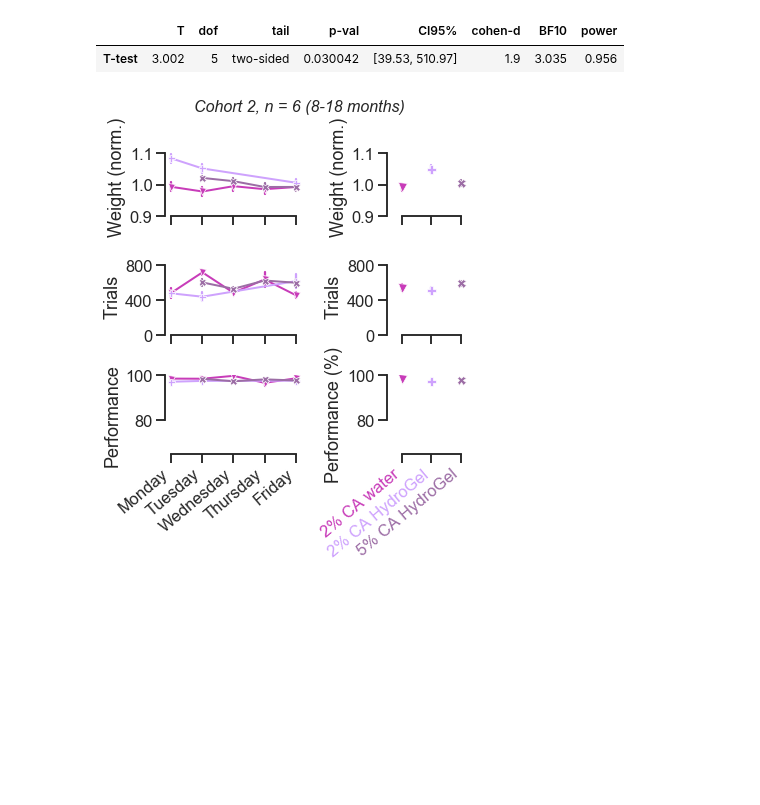
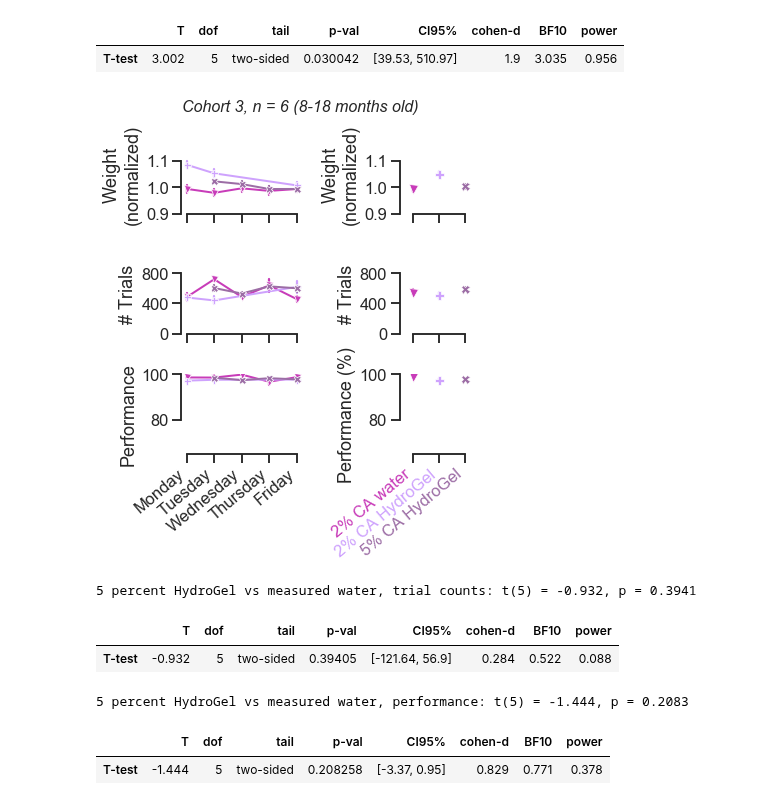
Before and after one commit to int-brain-lab/citricAcid, a Jupyter notebook: taskperformance_cshl.ipynb, the cells around one changed output. Cells and saved outputs as stored; diff of their text form; code cells hidden in the pictures; blank space fills up the shorter version.

```diff
--- a/taskperformance_cshl.ipynb
+++ b/taskperformance_cshl.ipynb
@@ -179,8 +175,8 @@ f.savefig(os.path.join(figpath, "citricacid_suppfig.png"), dpi=400)
 f, axes = plt.subplots(ncols=3, nrows=3,
                      gridspec_kw=dict(width_ratios=[0.7, 0.8, 0.8], height_ratios=[1,1,1]), figsize=(10,9))
 
-plottingvars = [{'y':'avg_weight', 'ylim':[0.9, 1.15], 'ylabel':'Weight (norm.)'},
-               {'y':'n_trials', 'ylim':[0, 900], 'ylabel':'Trials'},
+plottingvars = [{'y':'avg_weight', 'ylim':[0.9, 1.15], 'ylabel':'Weight\n(normalized)'},
+               {'y':'n_trials', 'ylim':[0, 900], 'ylabel':'# Trials'},
                {'y':'performance_easy', 'ylim':[65, 100], 'ylabel':'Performance (%)'}]
 
 # FIRST COLUMN: SUMMARY
@@ -311,14 +303,14 @@ sns.lineplot(x="weekday", y="avg_weight", err_style='bars', ci=68, hue="conditio
              data=df3.groupby(['subject_nickname', 'weekday', 'condition'])['avg_weight'].mean().reset_index(),
              ax=ax[0,0], legend=False, hue_order=condition_order, palette=palette,
             style="condition", markers=marker_mapping, dashes=False, markersize=7)
-ax[0,0].set(ylabel="Weight (norm.)", ylim=ylims_weight, xlabel="")
+ax[0,0].set(ylabel="Weight\n(normalized)", ylim=ylims_weight, xlabel="")
 ax[0,0].tick_params(labelbottom=False)
 ax[0,0].set_xticks(range(5))
 sns.lineplot(x="weekday", y="n_trials", err_style='bars', ci=68, hue="condition",
              linewidth=2, data=df3.groupby(['subject_nickname', 'weekday', 'condition'])['n_trials'].mean().reset_index(),
              ax=ax[1,0], legend=False, hue_order=condition_order, palette=palette,
             style="condition", markers=marker_mapping, dashes=False, markersize=7)
-ax[1,0].set(ylabel="Trials", ylim=ylims_ntrials, xlabel="", yticks=[0,400,800])
+ax[1,0].set(ylabel="# Trials", ylim=ylims_ntrials, xlabel="", yticks=[0,400,800])
 ax[1,0].tick_params(labelbottom=False)
 ax[1,0].set_xticks(range(5))
 
@@ -340,7 +332,7 @@ sns.lineplot(x="condition", y="avg_weight", err_style='bars', style='condition',
              data=df3.groupby(['subject_nickname', 'condition'])['avg_weight'].mean().reset_index(),
              ax=ax[0,1])
 #sns.boxplot(x="condition", y="avg_weight", order=condition_order,data=df, fliersize=0, ax=ax[0,2], boxprops={'facecolor':'None'}, width=.3)
-ax[0,1].set(ylabel="Weight (norm.)", xlabel="", ylim=ylims_weight)
+ax[0,1].set(ylabel="Weight\n(normalized)", xlabel="", ylim=ylims_weight)
 ax[0,1].get_legend().remove()
 ax[0,1].tick_params(labelbottom=False)
 ax[0,1].set_xticks(range(3))
@@ -351,33 +343,57 @@ sns.lineplot(x="condition", y="n_trials", err_style='bars', style='condition', m
              data=df3.groupby(['subject_nickname', 'condition'])['n_trials'].mean().reset_index(),
              ax=ax[1,1])
 #sns.boxplot(x="condition", y="n_trials", order=condition_order, data=df, fliersize=0, ax=ax[1,2], boxprops={'facecolor':'None'}, width=.3)
-ax[1,1].set(ylabel="Trials", xlabel="", ylim=ylims_ntrials, yticks=[0,400,800])
+ax[1,1].set(ylabel="# Trials", xlabel="", ylim=ylims_ntrials, yticks=[0,400,800])
 ax[1,1].get_legend().remove()
 ax[1,1].tick_params(labelbottom=False)
 ax[1,1].set_xticks(range(3))
 ax[1,1].set_xlim([-0.5, 3.2])
 
 sns.lineplot(x="condition", y="performance_easy", err_style='bars', style='condition', markers=marker_mapping,
              ci=68, linewidth=2, hue_order=condition_order, palette=palette, hue="condition",
              data=df3.groupby(['subject_nickname', 'condition'])['performance_easy'].mean().reset_index(),
              ax=ax[2,1])
 #sns.lineplot(x="condition", y="performance_easy", order=condition_order, data=df, fliersize=0, ax=ax[2,2], boxprops={'facecolor':'None'}, width=.3)
 ax[2,1].set(ylabel="Performance (%)", xlabel="", ylim=ylims_performance)
 ax[2,1].get_legend().remove()
 ax[2,1].set_xticklabels(condition_names)
 ax[2,1].set_xticks(range(3))
 ax[2,1].set_xlim([-0.5, 3.2])
 
 for ticklabel, tickcolor in zip(ax[2,1].get_xticklabels(), palette):
     ticklabel.set_color(tickcolor)
     ticklabel.set_rotation(40)
     ticklabel.set(ha='right')
 
 # SAVE
-f.suptitle('Cohort 2, n = 6 (8-18 months)', fontsize=16, fontstyle='italic')
+f.suptitle('Cohort 3, n = 6 (8-18 months old)', fontsize=16, fontstyle='italic')
 sns.despine(trim=True)
 f.tight_layout(rect=[0, 0.03, 1, 0.95])
 f.savefig(os.path.join(figpath, "citricacid_study3c.pdf"))
 f.savefig(os.path.join(figpath, "citricacid_study3c.png"), dpi=600)
 # %% [output]
-[figure, old version]
+[figure, new version]
+# %%
+#### simple t-test for trial counts between 1ml/day and 5% hydrogel
+statdat = df3.groupby(['subject_nickname', 'condition'])['n_trials'].mean().reset_index()
+oneml = statdat.loc[statdat.condition == 'H2', 'n_trials']
+ca = statdat.loc[statdat.condition == 'C', 'n_trials']
+statistic, pval = sp.stats.ttest_rel(oneml, ca)
+print('5 percent HydroGel vs measured water, trial counts: t(%d) = %.3f, p = %.4f'%(len(ca)-1, statistic, pval))
+pg.ttest(oneml, ca, paired=True)
+# %% [output]
+5 percent HydroGel vs measured water, trial counts: t(5) = -0.932, p = 0.3941
+|  | T | dof | tail | p-val | CI95% | cohen-d | BF10 | power |
+| T-test | -0.932 | 5 | two-sided | 0.39405 | [-121.64, 56.9] | 0.284 | 0.522 | 0.088 |
+# %%
+#### simple t-test for trial counts between 1ml/day and 5% hydrogel
+statdat = df3.groupby(['subject_nickname', 'condition'])['performance_easy'].mean().reset_index()
+oneml = statdat.loc[statdat.condition == 'H2', 'performance_easy']
+ca = statdat.loc[statdat.condition == 'C', 'performance_easy']
+statistic, pval = sp.stats.ttest_rel(oneml, ca)
+print('5 percent HydroGel vs measured water, performance: t(%d) = %.3f, p = %.4f'%(len(ca)-1, statistic, pval))
+pg.ttest(oneml, ca, paired=True)
+# %% [output]
+5 percent HydroGel vs measured water, performance: t(5) = -1.444, p = 0.2083
+|  | T | dof | tail | p-val | CI95% | cohen-d | BF10 | power |
+| T-test | -1.444 | 5 | two-sided | 0.208258 | [-3.37, 0.95] | 0.829 | 0.771 | 0.378 |
```
Also changed, not shown: parts of 6 cells of this notebook, 27 other files.
